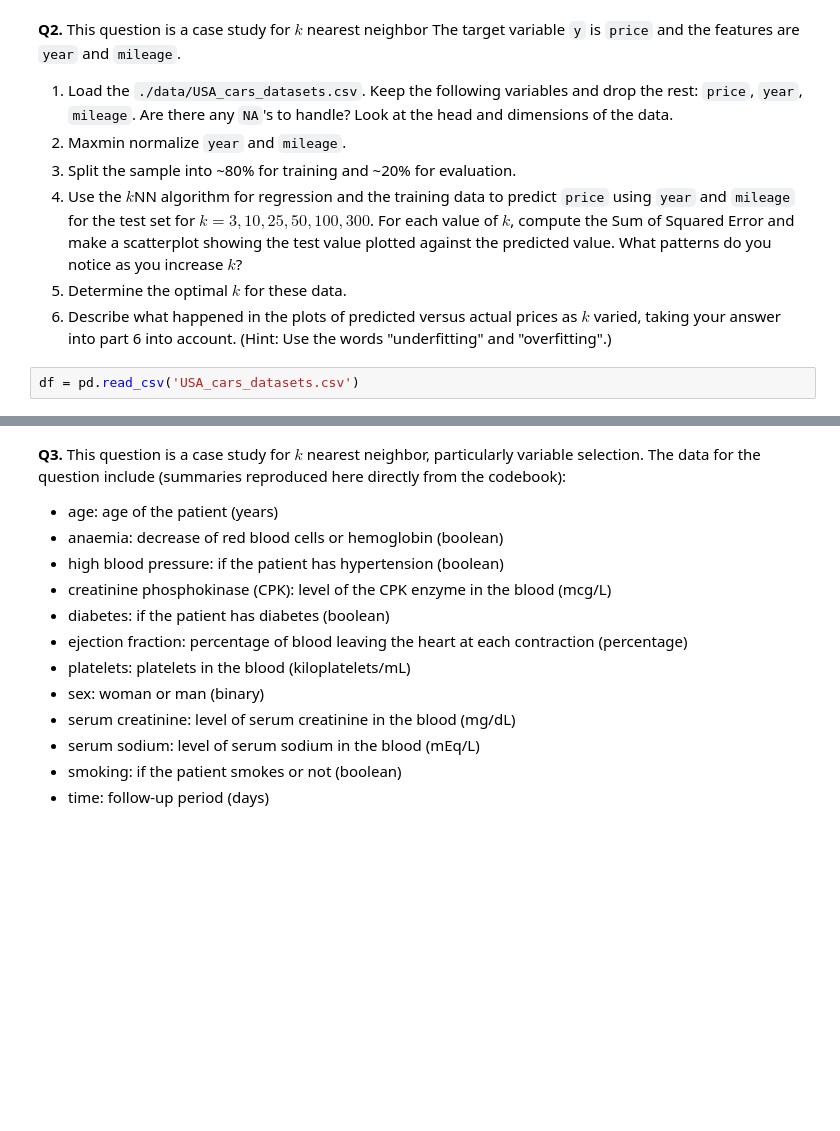
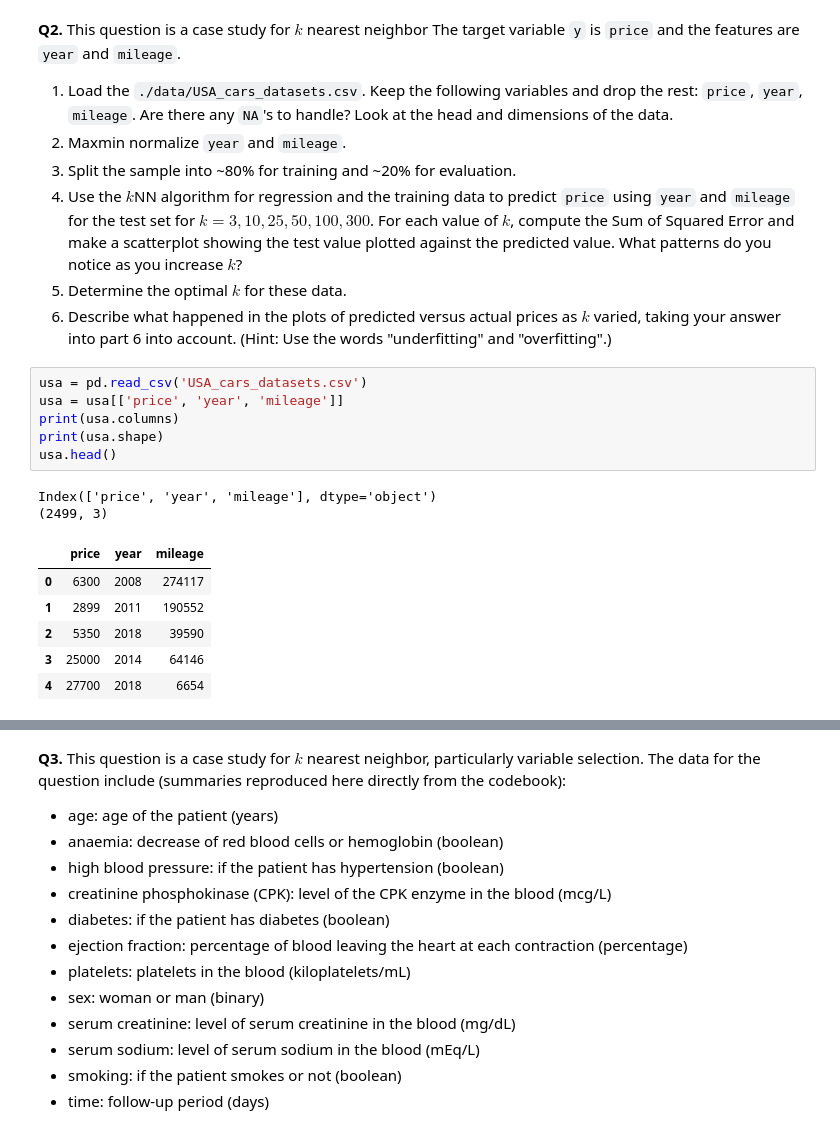
Before and after one commit to elaine-zhang12/assignment3, a Jupyter notebook: assignment_knn_and_kmc.ipynb, the cells around one changed output, grey strips where cells are left out. Drawn from its saved outputs; the diff is of its cells as text; blank space fills up the shorter version.

```diff
--- a/assignment_knn_and_kmc.ipynb
+++ b/assignment_knn_and_kmc.ipynb
@@ -160,4 +160,17 @@ For men, the accuracy was 81/98 = 0.83 while for women the accuracy was 80/102 =
 5. Determine the optimal $k$ for these data.
 6. Describe what happened in the plots of predicted versus actual prices as $k$ varied, taking your answer into part 6 into account. (Hint: Use the words "underfitting" and "overfitting".)
 # %%
-df = pd.read_csv('USA_cars_datasets.csv')
+usa = pd.read_csv('USA_cars_datasets.csv')
+usa = usa[['price', 'year', 'mileage']]
+print(usa.columns)
+print(usa.shape)
+usa.head()
+# %% [output]
+Index(['price', 'year', 'mileage'], dtype='object')
+(2499, 3)
+|  | price | year | mileage |
+| 0 | 6300 | 2008 | 274117 |
+| 1 | 2899 | 2011 | 190552 |
+| 2 | 5350 | 2018 | 39590 |
+| 3 | 25000 | 2014 | 64146 |
+| 4 | 27700 | 2018 | 6654 |
```
Also changed, not shown: parts of 9 cells of this notebook.
